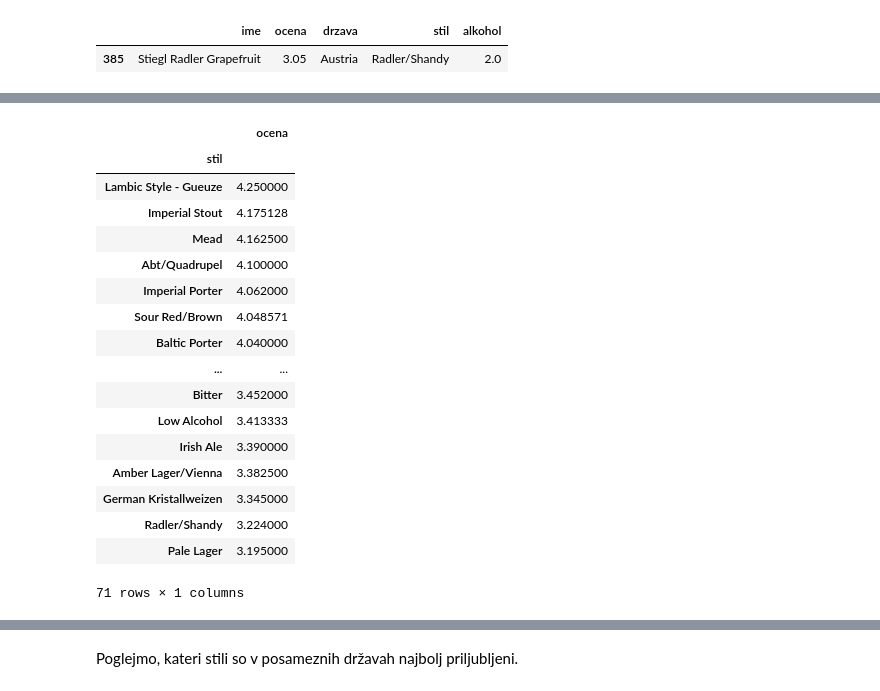
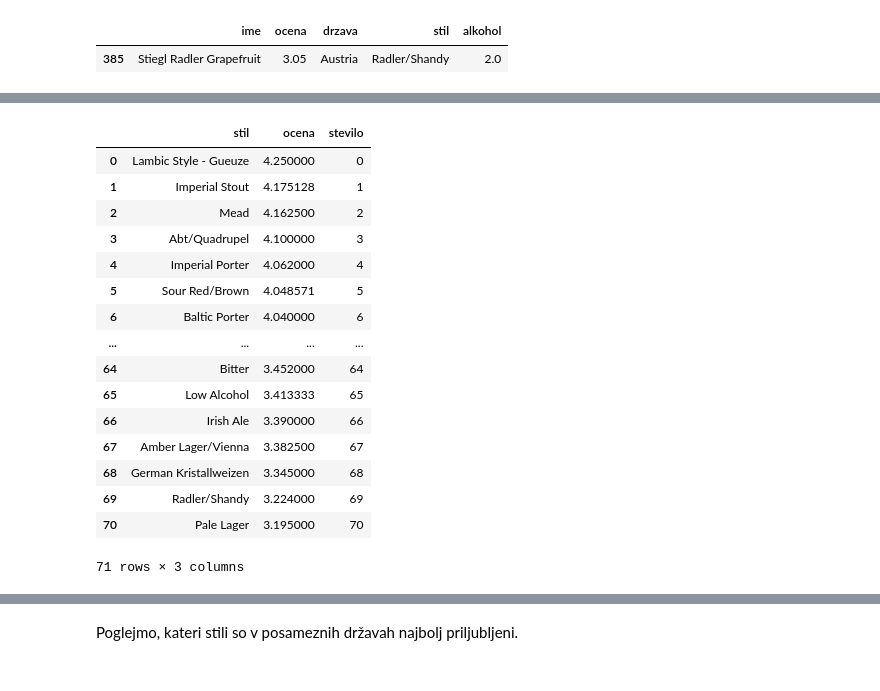
Before and after one commit to anjakisek/Najboljsa-piva-Ratebeer, a Jupyter notebook: Piva-Ratebeer.ipynb, the cells around one changed output, grey strips where cells are left out. Cells and saved outputs as stored; diff of their text form; code cells hidden in the pictures.

```diff
--- a/Piva-Ratebeer.ipynb
+++ b/Piva-Ratebeer.ipynb
@@ -196,21 +236,22 @@ tabela.groupby('stil').mean().sort_values('alkohol', ascending=False)[['alkohol'
 # %%
-tabela.groupby('stil').mean().sort_values('ocena', ascending=False)[['ocena']]
+kakovost = tabela.groupby('stil').mean().sort_values('ocena', ascending=False)[['ocena']].reset_index()
+kakovost['stevilo'] = kakovost.index
+kakovost
 # %% [output]
-|  | ocena |
-| stil |  |
-| Lambic Style - Gueuze | 4.250000 |
-| Imperial Stout | 4.175128 |
-| Mead | 4.162500 |
-| Abt/Quadrupel | 4.100000 |
-| Imperial Porter | 4.062000 |
-| Sour Red/Brown | 4.048571 |
-| Baltic Porter | 4.040000 |
-| ... | ... |
-| Bitter | 3.452000 |
-| Low Alcohol | 3.413333 |
-| Irish Ale | 3.390000 |
-| Amber Lager/Vienna | 3.382500 |
-| German Kristallweizen | 3.345000 |
-| Radler/Shandy | 3.224000 |
-| Pale Lager | 3.195000 |
+|  | stil | ocena | stevilo |
+| 0 | Lambic Style - Gueuze | 4.250000 | 0 |
+| 1 | Imperial Stout | 4.175128 | 1 |
+| 2 | Mead | 4.162500 | 2 |
+| 3 | Abt/Quadrupel | 4.100000 | 3 |
+| 4 | Imperial Porter | 4.062000 | 4 |
+| 5 | Sour Red/Brown | 4.048571 | 5 |
+| 6 | Baltic Porter | 4.040000 | 6 |
+| ... | ... | ... | ... |
+| 64 | Bitter | 3.452000 | 64 |
+| 65 | Low Alcohol | 3.413333 | 65 |
+| 66 | Irish Ale | 3.390000 | 66 |
+| 67 | Amber Lager/Vienna | 3.382500 | 67 |
+| 68 | German Kristallweizen | 3.345000 | 68 |
+| 69 | Radler/Shandy | 3.224000 | 69 |
+| 70 | Pale Lager | 3.195000 | 70 |
-71 rows × 1 columns
+71 rows × 3 columns
```
Also changed, not shown: parts of 21 cells of this notebook.
